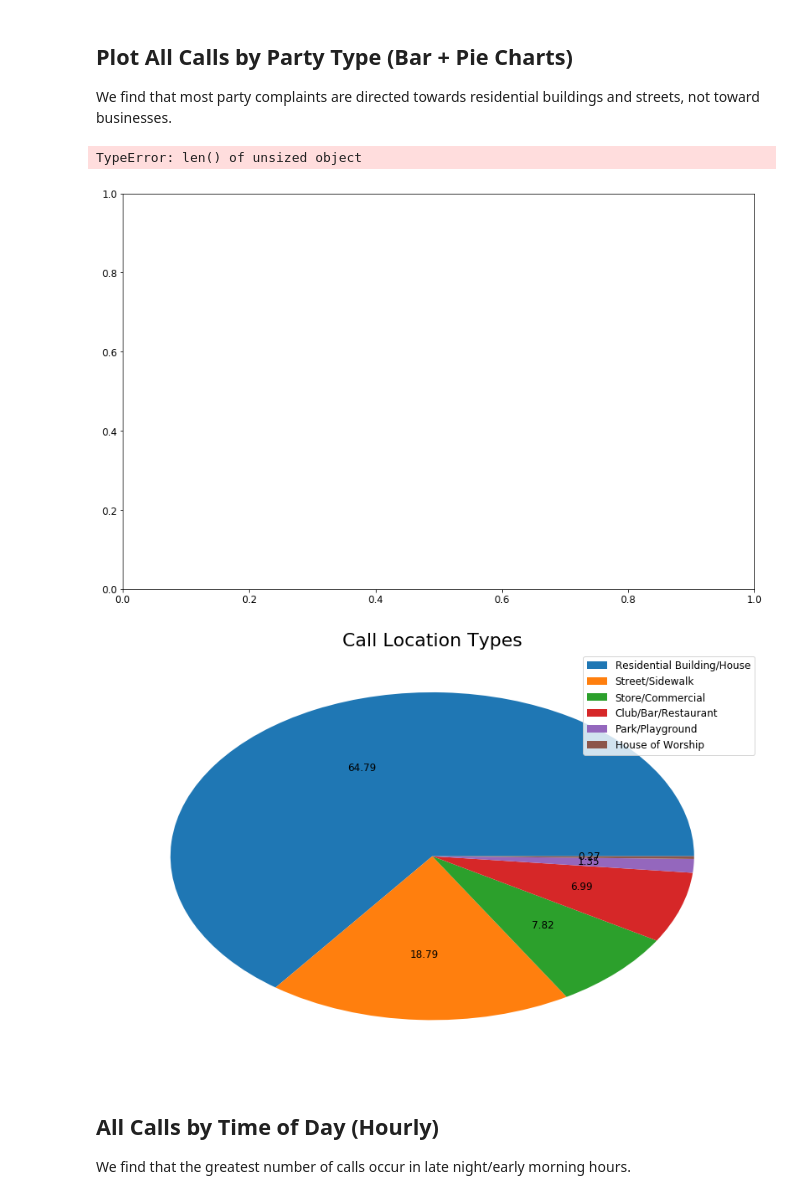
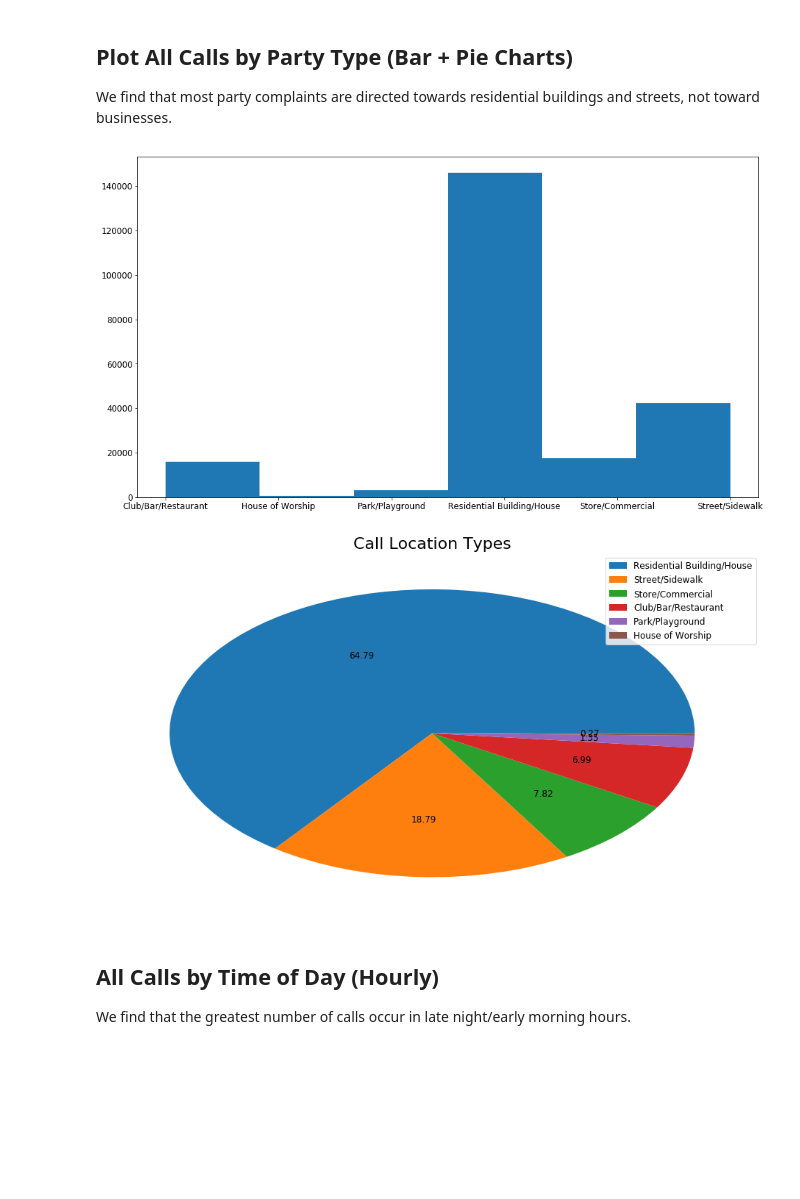
Before and after one commit to TrifectaIII/Data-Science-Final, a Jupyter notebook: DataScienceFinal.ipynb, the cells around one changed output. Drawn from its saved outputs; the diff is of its cells as text; code cells hidden in the pictures; blank space fills up the shorter version.

```diff
--- a/DataScienceFinal.ipynb
+++ b/DataScienceFinal.ipynb
@@ -220,14 +220,13 @@ memory usage: 25.8+ MB
 ## Plot All Calls by Party Type (Bar + Pie Charts)
 We find that most party complaints are directed towards residential buildings and streets, not toward businesses.
 # %%
-plt.rcParams["figure.figsize"] = [14, 9]
+plt.rcParams["figure.figsize"] = [16, 9]
 plt.hist(calldata['Location Type'],6)
 
 resdata = calldata.loc[calldata['Location Type'] == 'Residential Building/House']
 plt.show()
 # %% [output]
-TypeError: len() of unsized object
-[figure, old version]
+[figure, new version]
 # %%
 fig = plt.figure()
 ax1 = fig.add_subplot(1, 1, 1)
@@ -238,7 +237,7 @@ ax1.legend( labels=counts.keys())
 ax1.set_title('Call Location Types')
 plt.show()
 # %% [output]
-[figure, old version]
+[figure, new version]
 # %% [markdown]
 ## All Calls by Time of Day (Hourly)
 We find that the greatest number of calls occur in late night/early morning hours.
```
Also changed, not shown: parts of 40 cells of this notebook.
